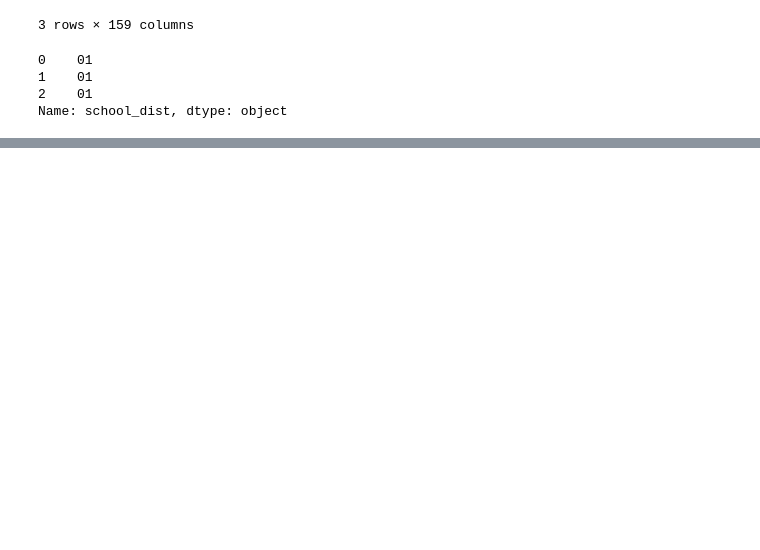
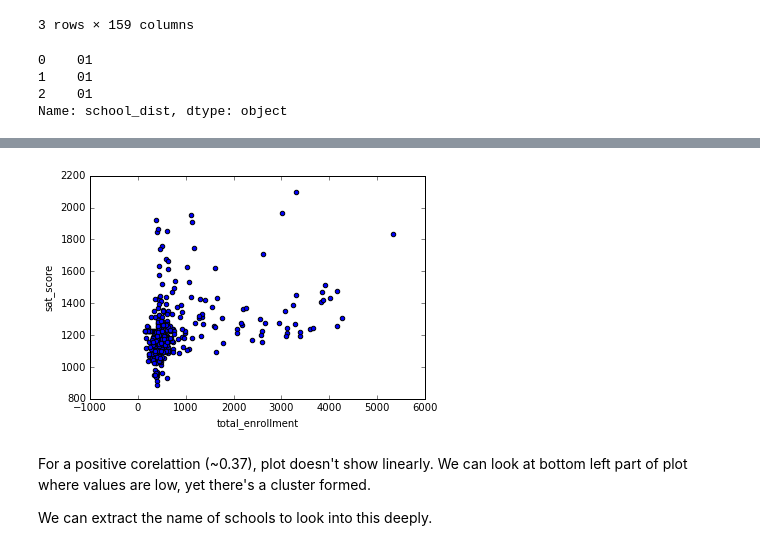
Before and after one commit to aniruddhabarapatre/Dataquest, a Jupyter notebook: NYC_SAT_Score/NYC_SAT_score.ipynb, the cells around one changed output, grey strips where cells are left out. Cells and saved outputs as stored; diff of their text form; code cells hidden in the pictures; blank space fills up the shorter version.

Commit message:
Analyzing and plotting data

```diff
--- a/NYC_SAT_Score/NYC_SAT_score.ipynb
+++ b/NYC_SAT_Score/NYC_SAT_score.ipynb
@@ -300,0 +348,9 @@ Name: school_dist, dtype: object
+# %%
+combined.plot.scatter(x="total_enrollment", y="sat_score")
+plt.show()
+# %% [output]
+[figure, added]
+# %% [markdown]
+For a positive corelattion (~0.37), plot doesn't show linearly. We can look at bottom left part of plot where values are low, yet there's a cluster formed.
+
+We can extract the name of schools to look into this deeply.
```
Also changed, not shown: parts of 15 cells of this notebook.
